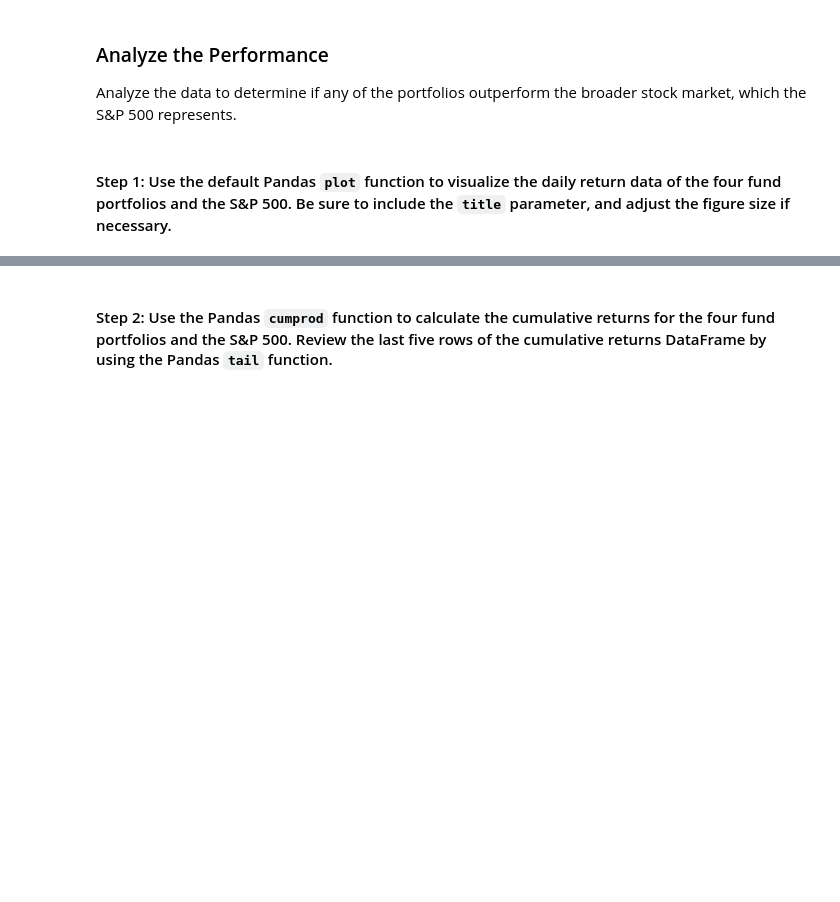
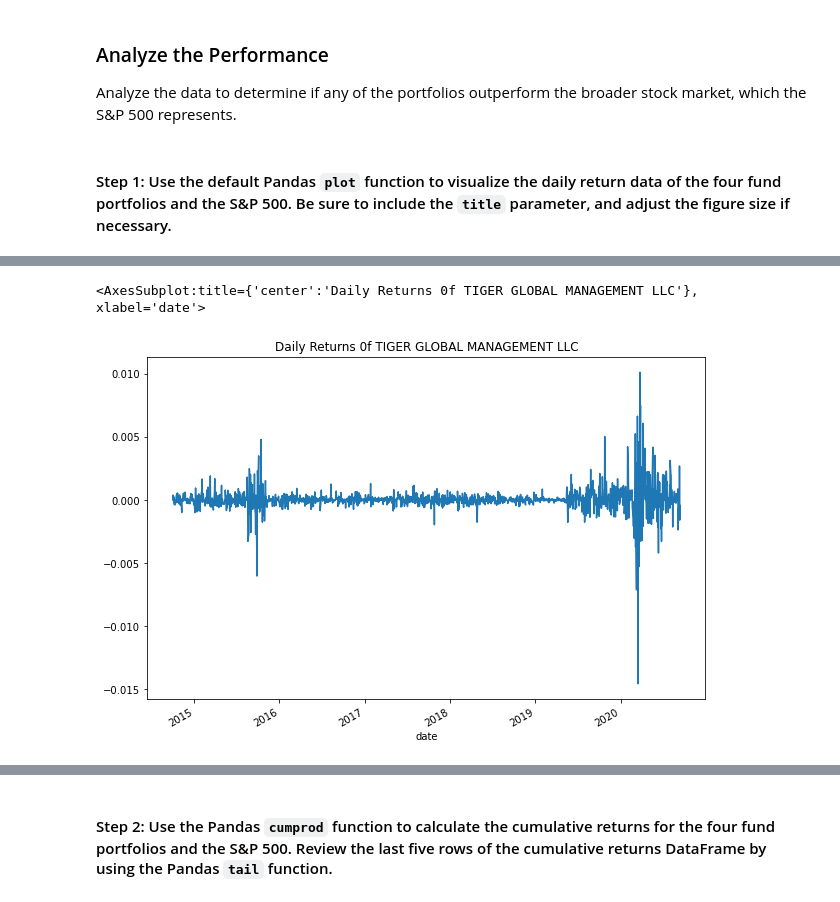
Before and after one commit to sidbetatester/market_risk_analyser, a Jupyter notebook: risk_return_analysis.ipynb, the cells around one changed output, grey strips where cells are left out. Cells and saved outputs as stored; diff of their text form; code cells hidden in the pictures; blank space fills up the shorter version.

```diff
--- a/risk_return_analysis.ipynb
+++ b/risk_return_analysis.ipynb
@@ -161,0 +178,6 @@ Analyze the data to determine if any of the portfolios outperform the broader st
+# %%
+# daily returns of TIGER GLOBAL MANAGEMENT LLC
+whale_navs_daily_returns_df['TIGER GLOBAL MANAGEMENT LLC'].plot(figsize = (10,7), title = "Daily Returns 0f TIGER GLOBAL MANAGEMENT LLC")
+# %% [output]
+<AxesSubplot:title={'center':'Daily Returns 0f TIGER GLOBAL MANAGEMENT LLC'}, xlabel='date'>
+[figure, added]
```
Also changed, not shown: parts of 8 cells of this notebook.
